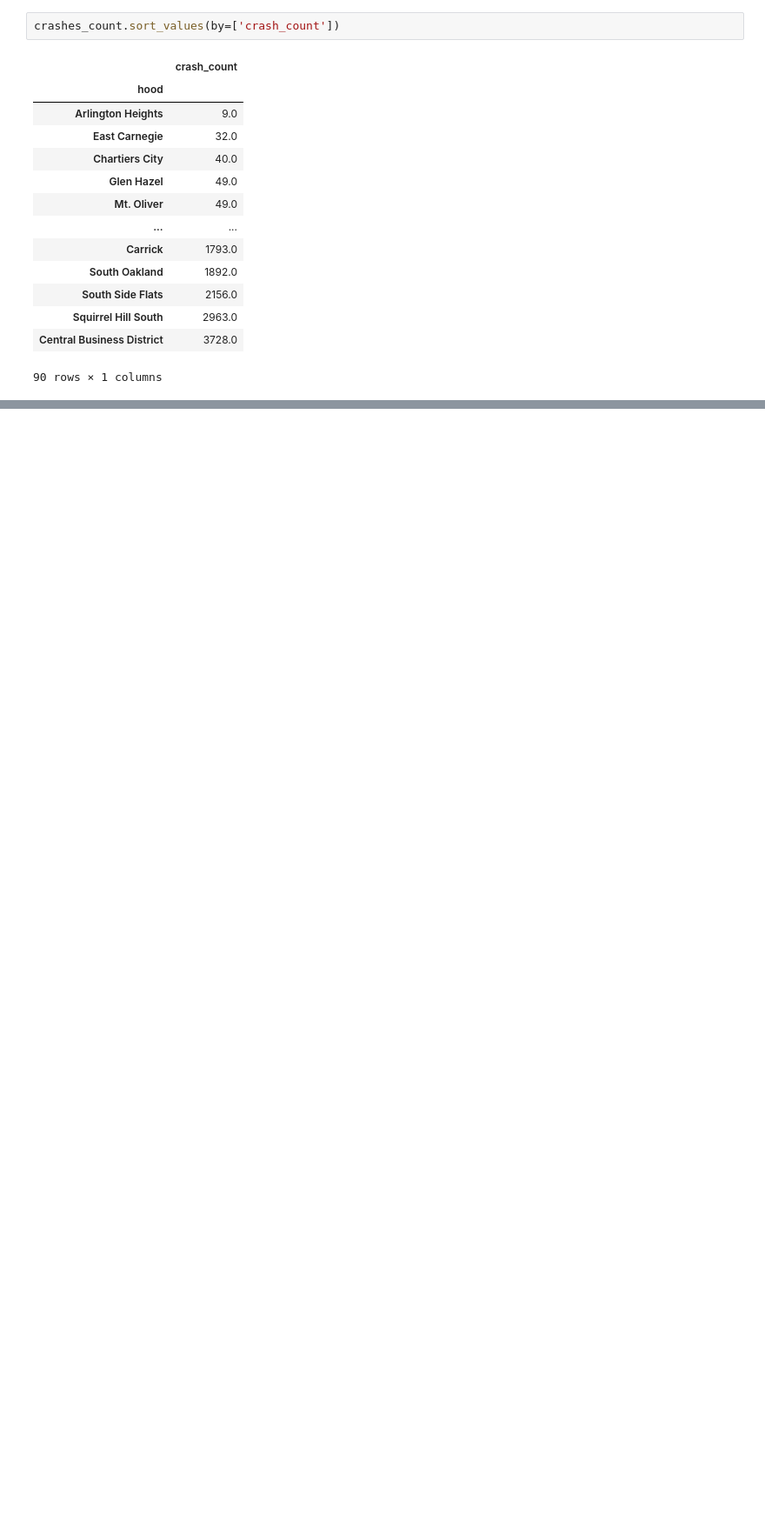
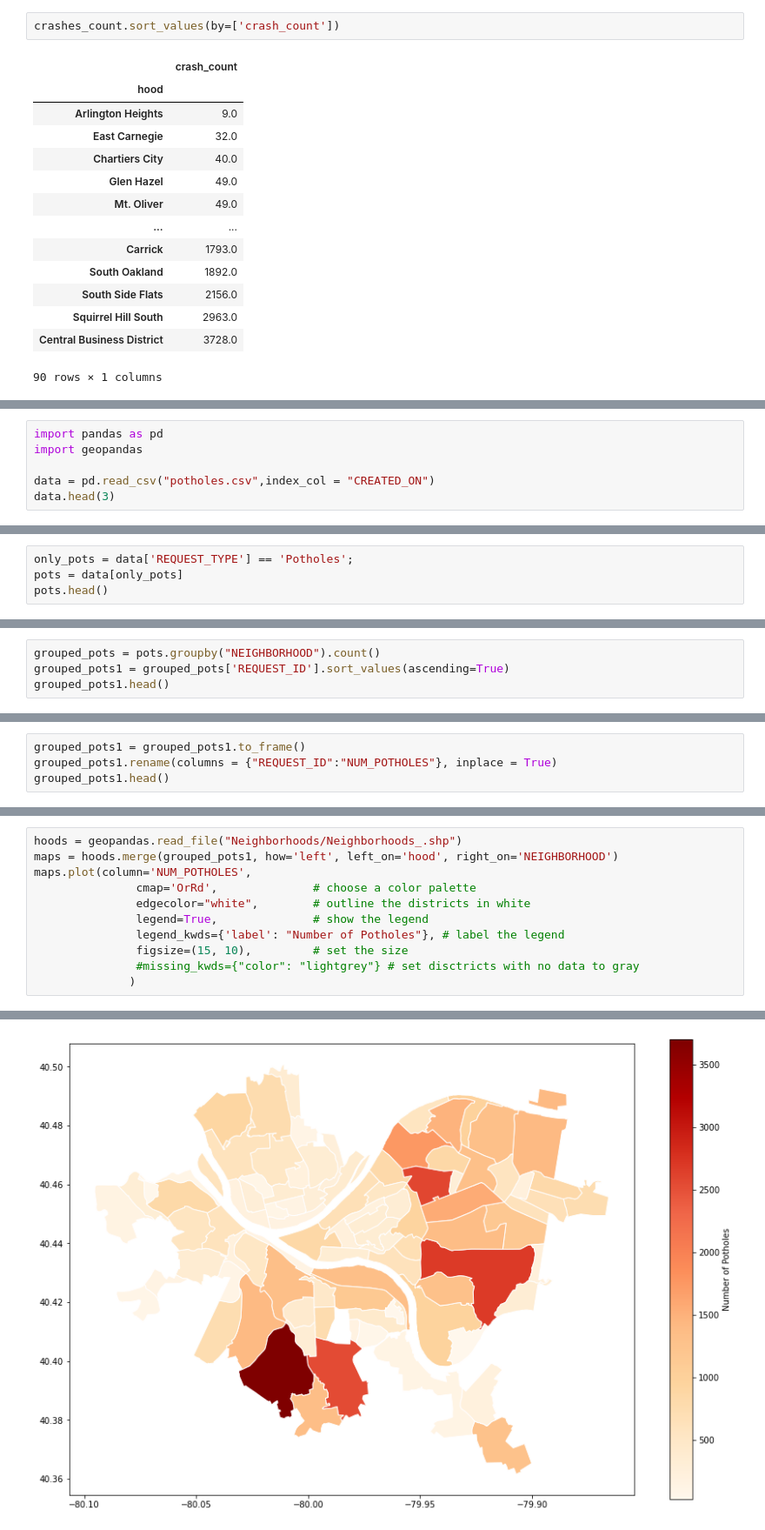
Before and after one commit to d3tk/CMPINF0010-FINAL-PROJECT, a Jupyter notebook: Final-project.ipynb, the cells around one changed output, grey strips where cells are left out. Shown at 87% size. Cells and saved outputs as stored; diff of their text form; blank space fills up the shorter version.

Commit message:
Added potholes section

```diff
--- a/Final-project.ipynb
+++ b/Final-project.ipynb
@@ -229,0 +234,6 @@ crashes_count.sort_values(by=['crash_count'])
+# %%
+import pandas as pd
+import geopandas
+
+data = pd.read_csv("potholes.csv",index_col = "CREATED_ON")
+data.head(3)
@@ -229,0 +248,4 @@ crashes_count.sort_values(by=['crash_count'])
+# %%
+only_pots = data['REQUEST_TYPE'] == 'Potholes';
+pots = data[only_pots]
+pots.head()
@@ -229,0 +262,4 @@ crashes_count.sort_values(by=['crash_count'])
+# %%
+grouped_pots = pots.groupby("NEIGHBORHOOD").count()
+grouped_pots1 = grouped_pots['REQUEST_ID'].sort_values(ascending=True)
+grouped_pots1.head()
@@ -229,0 +276,4 @@ crashes_count.sort_values(by=['crash_count'])
+# %%
+grouped_pots1 = grouped_pots1.to_frame()
+grouped_pots1.rename(columns = {"REQUEST_ID":"NUM_POTHOLES"}, inplace = True)
+grouped_pots1.head()
@@ -229,0 +321,12 @@ crashes_count.sort_values(by=['crash_count'])
+# %%
+hoods = geopandas.read_file("Neighborhoods/Neighborhoods_.shp")
+maps = hoods.merge(grouped_pots1, how='left', left_on='hood', right_on='NEIGHBORHOOD')
+maps.plot(column='NUM_POTHOLES',
+               cmap='OrRd',              # choose a color palette
+               edgecolor="white",        # outline the districts in white
+               legend=True,              # show the legend
+               legend_kwds={'label': "Number of Potholes"}, # label the legend
+               figsize=(15, 10),         # set the size
+               #missing_kwds={"color": "lightgrey"} # set disctricts with no data to gray
+              )
+# %% [output]
@@ -229,0 +334 @@ crashes_count.sort_values(by=['crash_count'])
+[figure, added]
```
Also changed, not shown: parts of 27 cells of this notebook.
